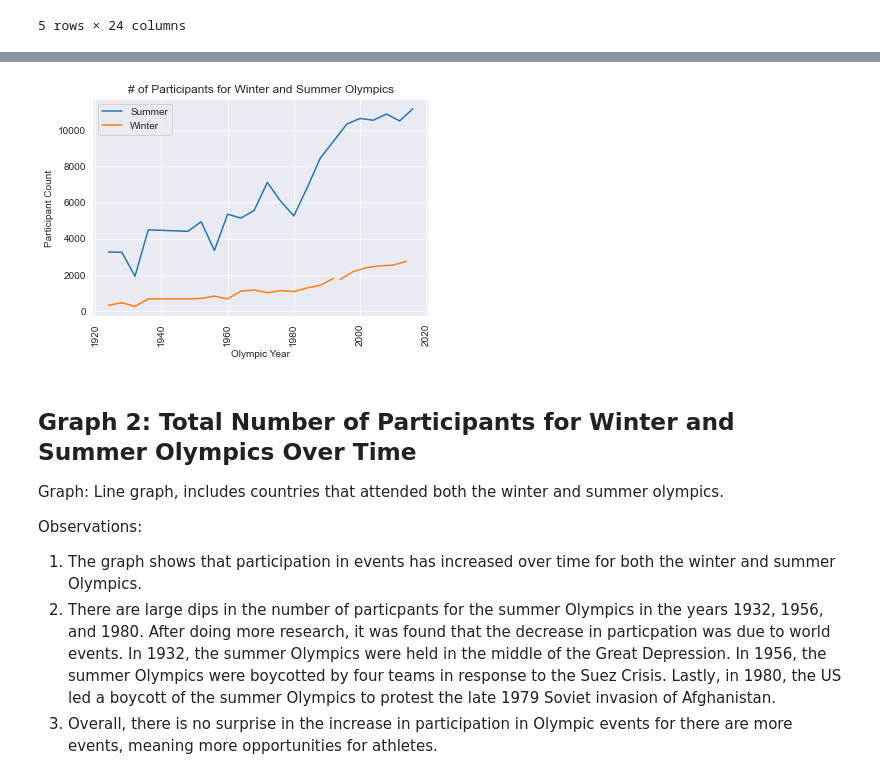
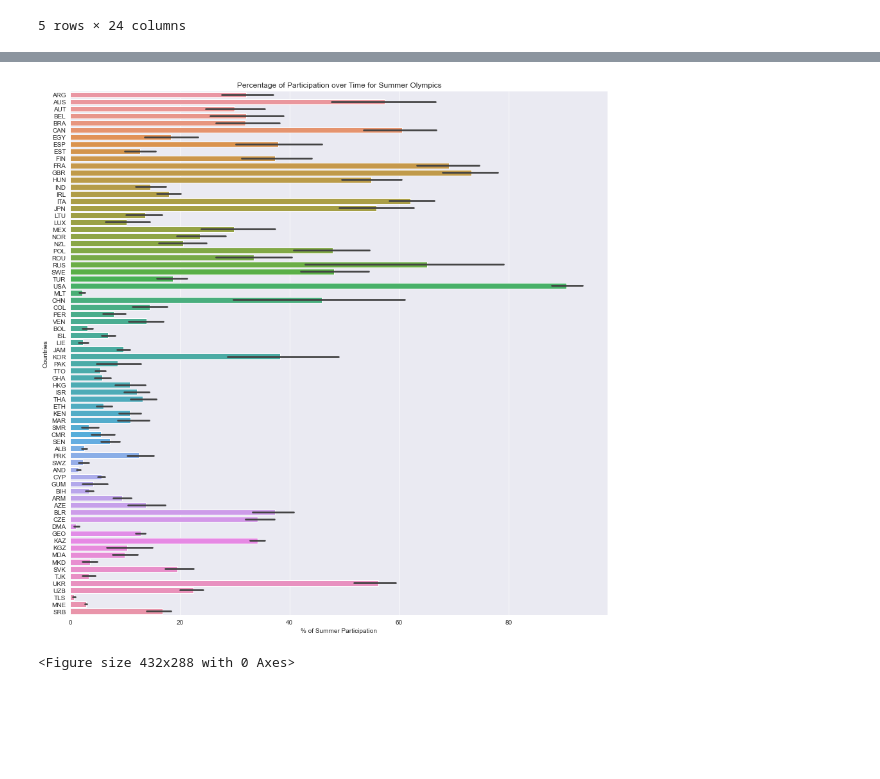
Before and after one commit to eugkik/Project1, a Jupyter notebook: BaseData - PR.ipynb, the cells around one changed output, grey strips where cells are left out. Saved outputs shown, nothing was run; the diff lists cells and outputs as text; code cells hidden in the pictures; blank space fills up the shorter version.

```diff
--- a/BaseData - PR.ipynb
+++ b/BaseData - PR.ipynb
@@ -292,22 +275,11 @@ summer_winter_df2.head()
-# %%
-# Plot total # of participants for summer and winter olympics throughout history
-year_a_index_df = summer_winter_df2.set_index('Year')
-year_a_index_df.plot(xticks=year_a_index_df.index)
-plt.xticks(rotation=90)
-plt.xlabel('Olympic Year')
-plt.ylabel('Participant Count')
-plt.title('# of Participants for Winter and Summer Olympics')
-plt.gca().set_xscale('linear')
-plt.show()
-# %% [output]
-[figure, removed]
-# %% [markdown]
-## Graph 2: Total Number of Participants for Winter and Summer Olympics Over Time
-
-Graph: Line graph, includes countries that attended both the winter and summer olympics.
-
-Observations:
-
-1. The graph shows that participation in events has increased over time for both the winter and summer Olympics.
-2. There are large dips in the number of particpants for the summer Olympics in the years 1932, 1956, and 1980.  After doing more research, it was found that the decrease in particpation was due to world events. In 1932, the summer Olympics were held in the middle of the Great Depression. In 1956, the summer Olympics were boycotted by four teams in response to the Suez Crisis. Lastly, in 1980, the US led a boycott of the summer Olympics to protest the late 1979 Soviet invasion of Afghanistan.
-3. Overall, there is no surprise in the increase in participation in Olympic events for there are more events, meaning more opportunities for athletes.
+# %%
+plt.figure(figsize=(15,15))
+sns.barplot(x= final_table['% of Summer Participation'], y= final_table['NOC_x'])
+plt.xlabel('% of Summer Participation')
+plt.ylabel('Countries')
+plt.title('Percentage of Participation over Time for Summer Olympics')
+plt.show()
+plt.savefig("output/% of participation for summer olympics.png")
+# %% [output]
+[figure, added]
+<Figure size 432x288 with 0 Axes>
```
Also changed, not shown: parts of 16 cells of this notebook, 4 other files.
